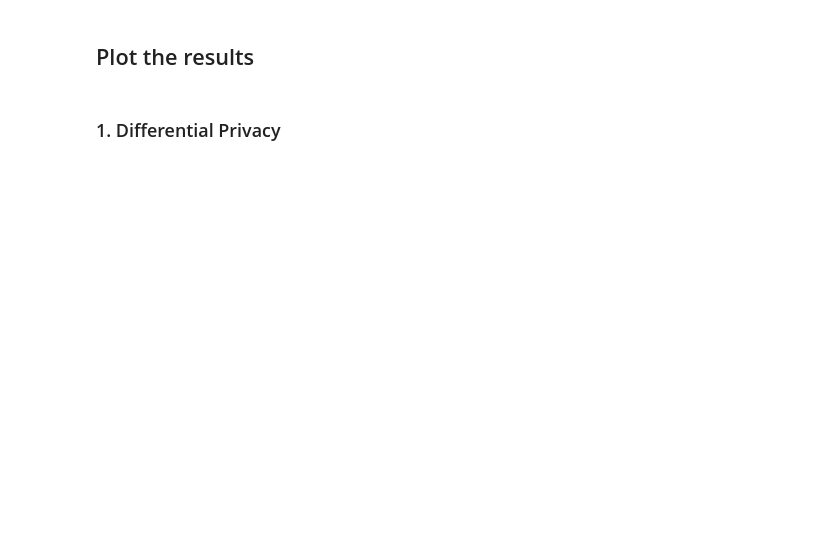
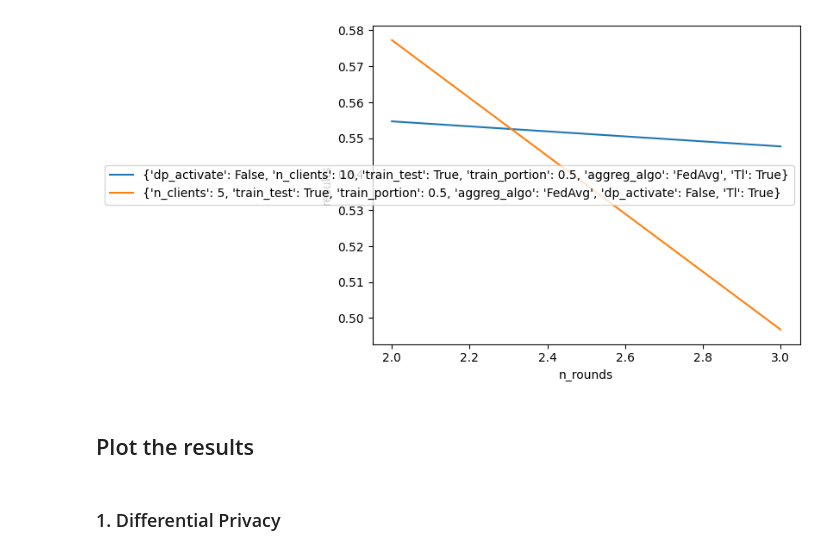
Before and after one commit to MEDomics-UdeS/MEDfl, a Jupyter notebook: notebooks/banchmarking/MEDfl_benchmarks.ipynb, the cells around one changed output. Saved outputs shown, nothing was run; the diff lists cells and outputs as text; code cells hidden in the pictures; blank space fills up the shorter version.

```diff
--- a/notebooks/banchmarking/MEDfl_benchmarks.ipynb
+++ b/notebooks/banchmarking/MEDfl_benchmarks.ipynb
@@ -636,3 +545,7 @@ plot_benchmarks_results(benchmarks_results=benchmarks_results , categ="diff_priv
+# %%
+plot_benchmarks_results(benchmarks_results=benchmarks_results , categ="n_clients" )
+# %% [output]
+[figure, added]
 # %% [markdown]
 ## Plot the results
 # %% [markdown]
```
Also changed, not shown: parts of 8 cells of this notebook, 36 other files.
